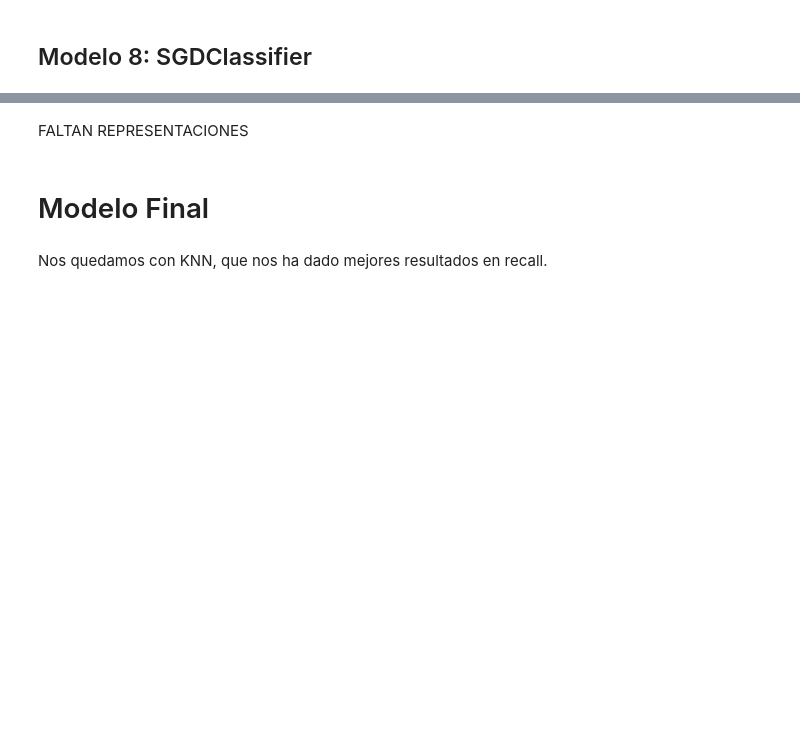
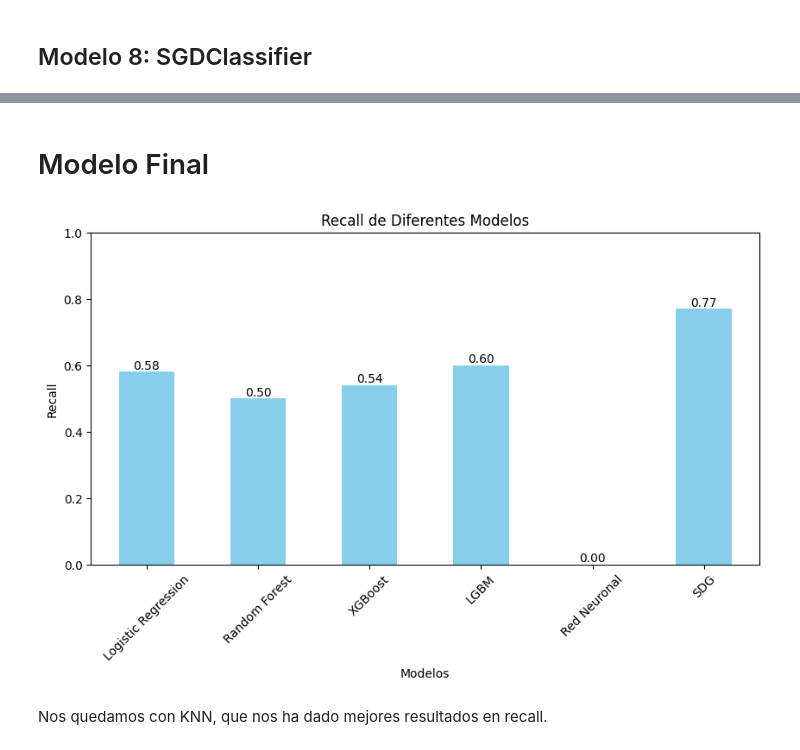
Before and after one commit to hug4470/DepressionML, a Jupyter notebook: MLProject/notebooks/03.02_Entrenamiento_Evaluación.ipynb, the cells around one changed output, grey strips where cells are left out. Saved outputs shown, nothing was run; the diff lists cells and outputs as text; code cells hidden in the pictures; blank space fills up the shorter version.

```diff
--- a/MLProject/notebooks/03.02_Entrenamiento_Evaluación.ipynb
+++ b/MLProject/notebooks/03.02_Entrenamiento_Evaluación.ipynb
@@ -501,7 +546,28 @@ Test recall (SGD): 0.7798208911399839
-# %% [markdown]
-FALTAN REPRESENTACIONES
+# %%
+recall_tests = {'Logistic Regression' : 0.58,
+                'Random Forest': 0.50,
+                'XGBoost' : 0.54,
+                'KNN' : '- ',
+                'LGBM' : 0.60,
+                'Red Neuronal' : 0.0,
+                'SDG' : 0.77
+                }
 # %% [markdown]
 # Modelo Final
+# %%
+recall_df = pd.DataFrame.from_dict(recall_tests, orient='index', columns=['Recall'])
+
+recall_df = recall_df[recall_df['Recall'].apply(lambda x: isinstance(x, (int, float)))]
+
+plt.figure(figsize=(10, 5))
+ax = recall_df['Recall'].plot(kind='bar', color='skyblue', title='Recall de Diferentes Modelos', ylim=(0, 1))
+plt.xlabel('Modelos')
+plt.ylabel('Recall')
+plt.xticks(rotation=45)
+[ax.text(i, v, f"{v:.2f}", ha='center', va='bottom') for i, v in enumerate(recall_df['Recall'])]  # Anotaciones
+plt.show()
+# %% [output]
+[figure, added]
 # %% [markdown]
 Nos quedamos con KNN, que nos ha dado mejores resultados en recall.
 # %%
```
Also changed, not shown: parts of 14 cells of this notebook.
